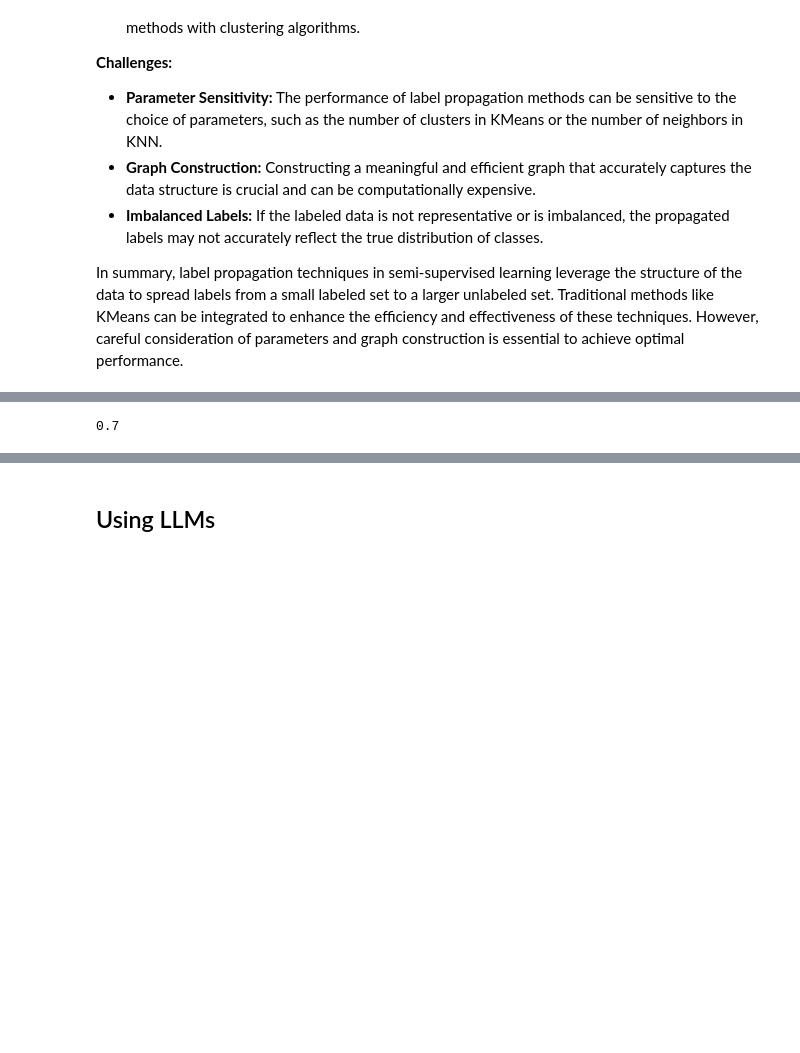
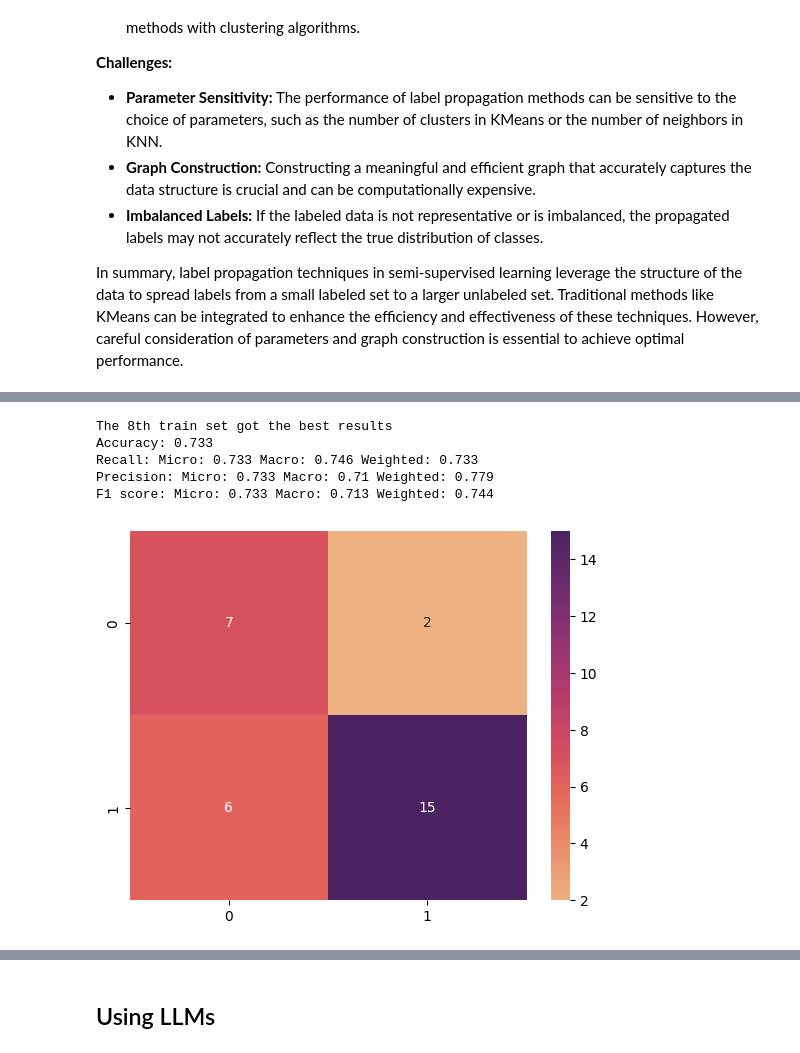
Before and after one commit to itspaspas/DataScience-S03, a Jupyter notebook: CA7/DS7.ipynb, the cells around one changed output, grey strips where cells are left out. Cells and saved outputs as stored; diff of their text form; code cells hidden in the pictures; blank space fills up the shorter version.

Commit message:
added different classifiers for the part not using LLM

```diff
--- a/CA7/DS7.ipynb
+++ b/CA7/DS7.ipynb
@@ -283,13 +253,0 @@ knn_train_aug.describe()
-# %%
-model=KNeighborsClassifier(n_neighbors=5)
-model.fit(np.array([c for c in knn_train_aug['embedding'].values]),knn_train_aug['label'])
-predictions=model.predict(np.array([c for c in test['embedding'].values]))
-# %%
-len_test=len(test)
-accuracy=0
-for i in range(len_test):
-  if test.loc[i]['label']==predictions[i]:
-    accuracy+=1
-accuracy/len_test
-# %% [output]
-0.7
@@ -295,0 +311,12 @@ accuracy/len_test
+# %%
+my_propagator=MyLabelPropagator()
+X_validation=my_propagator.get_array_values_from_df(validation['embedding'])
+y_validation=my_propagator.get_array_values_from_df(validation['label'])
+X_train=[0]*9
+y_train=[0]*9
+X_train[0],y_train[0]=my_propagator.label_propagate(train['embedding'],train['label']
+                                                                                    ,aug['embedding'],3,0.7)
+X_train[1],y_train[1]=my_propagator.label_propagate(train['embedding'],train['label']
+                                                                                    ,aug['embedding'],9,0.9)
+X_train[2],y_train[2]=my_propagator.label_propagate(train['embedding'],train['label']
+                                                                                    ,aug['embedding'],19,0.5)
@@ -295,0 +368,36 @@ accuracy/len_test
+# %%
+class MyKNNClassifier(MyClassifier):
+    def __init__(self) -> None:
+        super().__init__()
+        self.model = KNeighborsClassifier()
+    def set_params(self, params):
+        self.model = KNeighborsClassifier(n_neighbors=params['n_neighbors'],metric=params['metric'])
+# %%
+def report_best_scores_from_labels(X_train,y_train,X_test,y_test,model,params,n_iter=10):
+    best_score=0
+    best_params=None
+    best_i=0
+    for i in range(len(X_train)):
+        search = model.randomized_search_params(params,X_train[i], y_train[i],n_iter=n_iter)
+        if search.best_score_>best_score:
+            best_score=search.best_score_
+            best_params=search.best_params_
+            best_i=i
+    print(f'The {i}th train set got the best results')
+    model.set_params(best_params)
+    model.fit_predict_report(X_train[best_i], y_train[best_i],X_test,y_test)
+# %%
+KNN_model=MyKNNClassifier()
+KNN_params={'n_neighbors': np.arange(1, 10),
+    'metric': ['euclidean', 'l1', 'minkowski', 'hamming',
+                'l2', 'p', 'infinity', 'cityblock',
+                  'sqeuclidean', 'braycurtis', 'correlation', 'cosine',
+                    'nan_euclidean', 'manhattan', 'chebyshev', 'canberra']}
+report_best_scores_from_labels(X_train,y_train,X_validation,y_validation,KNN_model,KNN_params)
+# %% [output]
+The 8th train set got the best results
+Accuracy: 0.733
+Recall: Micro: 0.733 Macro: 0.746 Weighted: 0.733
+Precision: Micro: 0.733 Macro: 0.71 Weighted: 0.779
+F1 score: Micro: 0.733 Macro: 0.713 Weighted: 0.744
+[figure, added]
```
Also changed, not shown: parts of 41 cells of this notebook.
